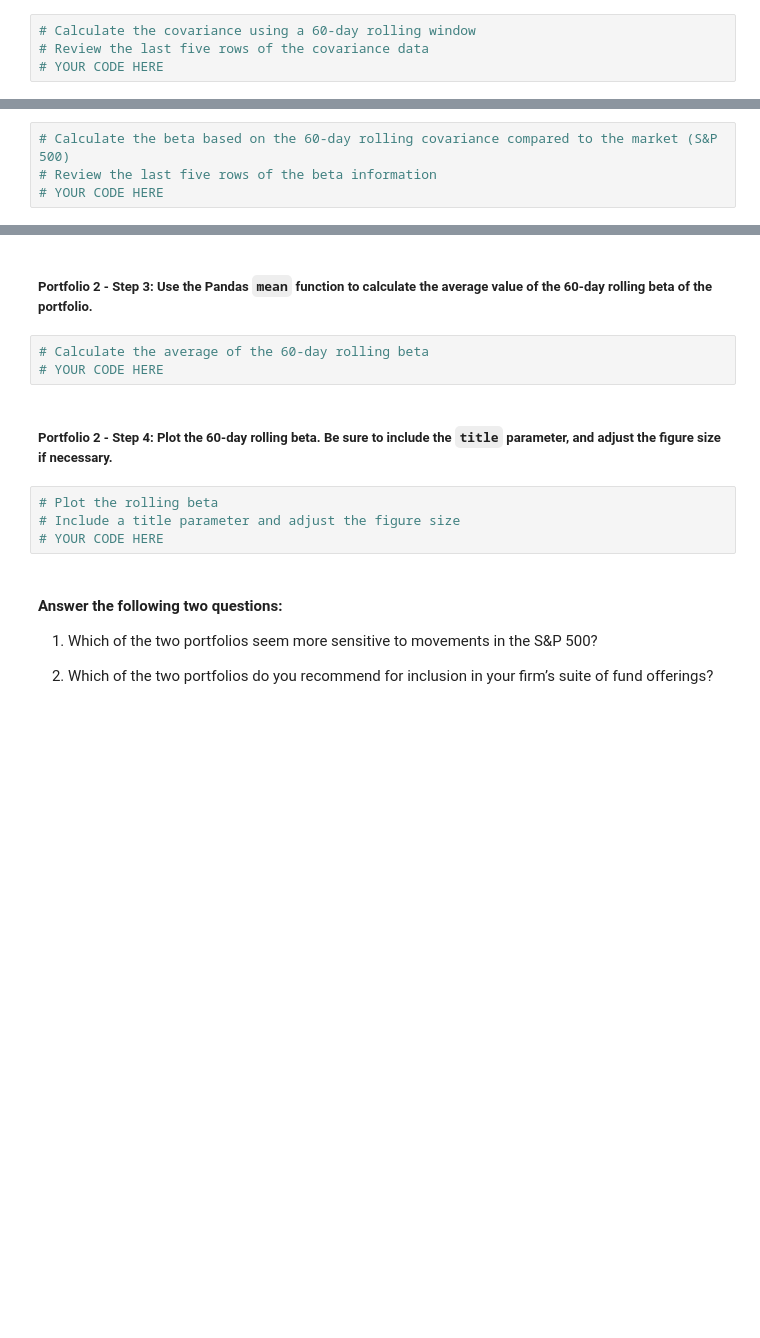
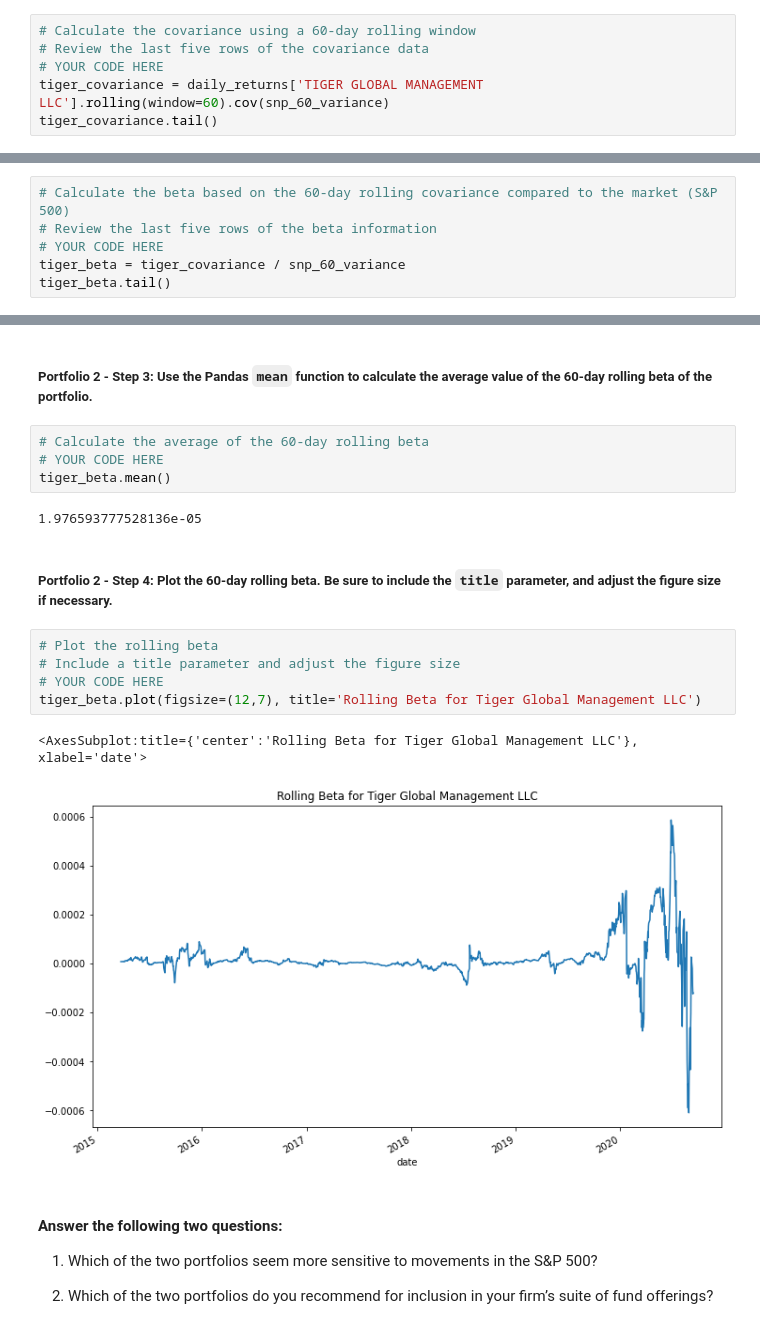
Before and after one commit to EmilyBertani/Challenge_4, a Jupyter notebook: risk_return_analysis.ipynb, the cells around one changed output, grey strips where cells are left out. Drawn from its saved outputs; the diff is of its cells as text; blank space fills up the shorter version.

```diff
--- a/risk_return_analysis.ipynb
+++ b/risk_return_analysis.ipynb
@@ -398,3 +457,5 @@ Your analysis is nearing completion. Now, you need to evaluate how the portfolio
 # Calculate the covariance using a 60-day rolling window
 # Review the last five rows of the covariance data
 # YOUR CODE HERE
+tiger_covariance = daily_returns['TIGER GLOBAL MANAGEMENT LLC'].rolling(window=60).cov(snp_60_variance)
+tiger_covariance.tail()
@@ -404,3 +473,5 @@ Your analysis is nearing completion. Now, you need to evaluate how the portfolio
 # Calculate the beta based on the 60-day rolling covariance compared to the market (S&P 500)
 # Review the last five rows of the beta information
 # YOUR CODE HERE
+tiger_beta = tiger_covariance / snp_60_variance
+tiger_beta.tail()
@@ -409,12 +488,19 @@ Your analysis is nearing completion. Now, you need to evaluate how the portfolio
 # %%
 # Calculate the average of the 60-day rolling beta
 # YOUR CODE HERE
+tiger_beta.mean()
+# %% [output]
+1.976593777528136e-05
 # %% [markdown]
 ##### Portfolio 2 - Step 4: Plot the 60-day rolling beta. Be sure to include the `title` parameter, and adjust the figure size if necessary.
 # %%
 # Plot the rolling beta
 # Include a title parameter and adjust the figure size
 # YOUR CODE HERE
+tiger_beta.plot(figsize=(12,7), title='Rolling Beta for Tiger Global Management LLC')
+# %% [output]
+<AxesSubplot:title={'center':'Rolling Beta for Tiger Global Management LLC'}, xlabel='date'>
+[figure, added]
 # %% [markdown]
 #### Answer the following two questions:
 
```
Also changed, not shown: parts of 12 cells of this notebook.
